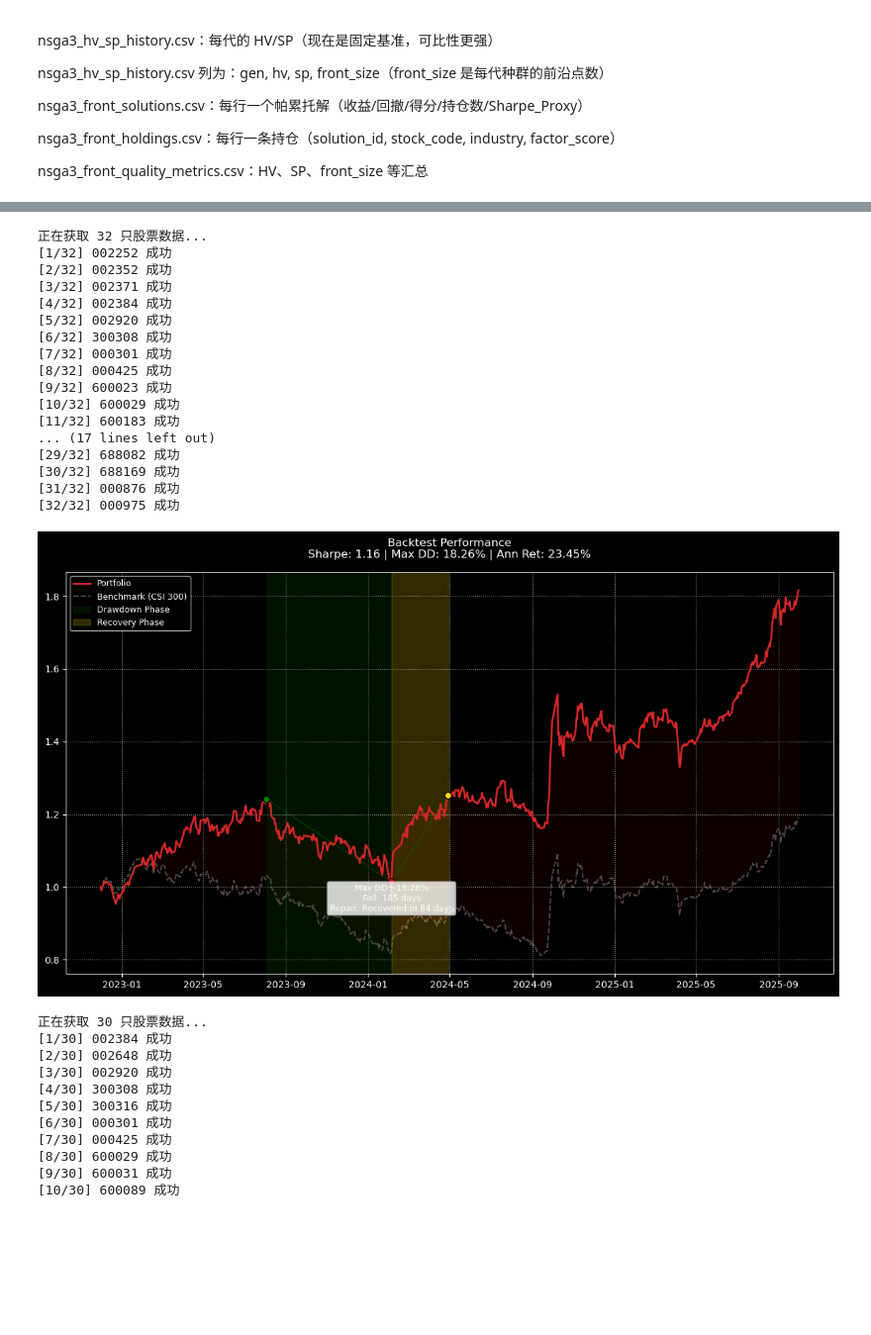
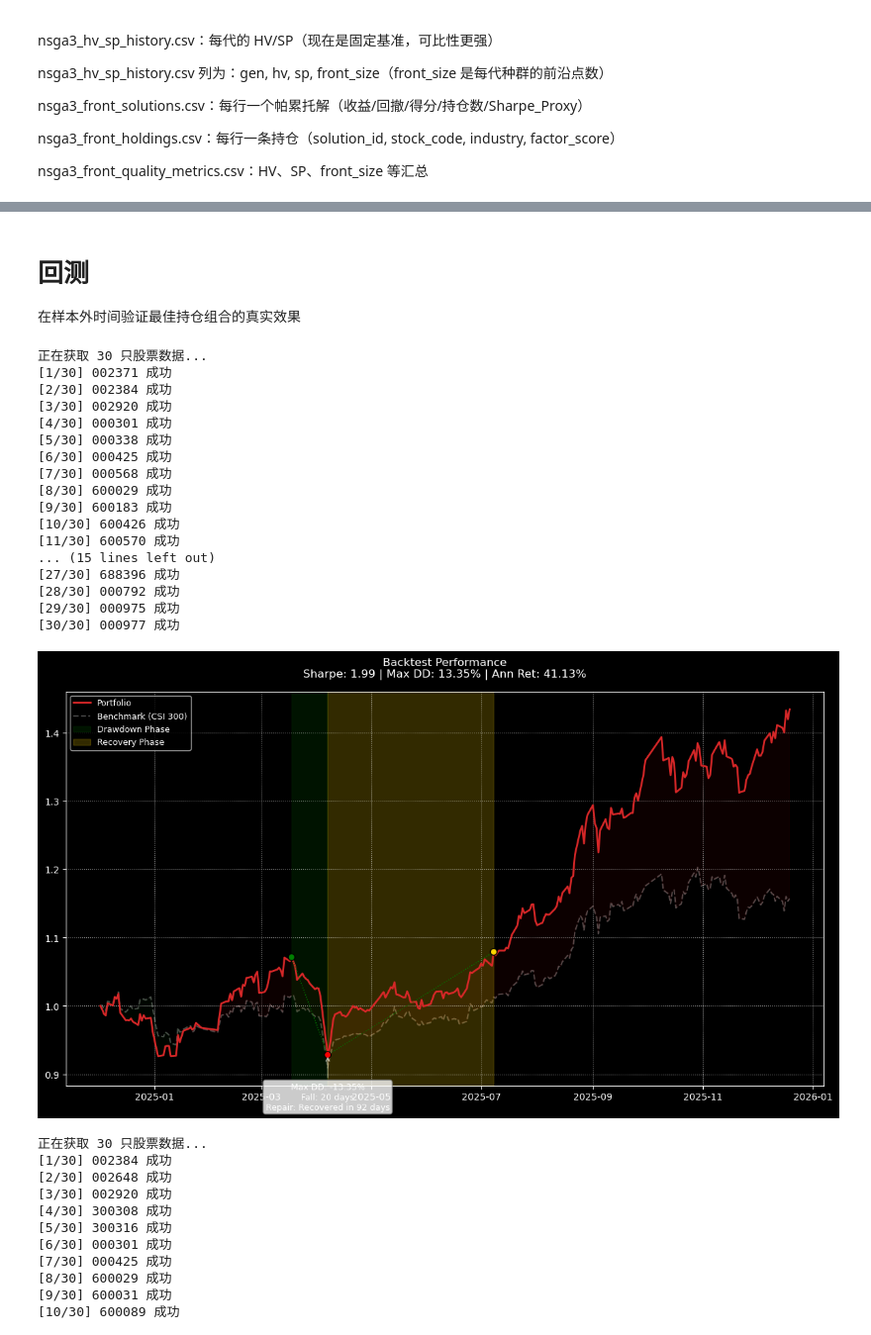
Before and after one commit to supreme-art/Multi-Objetc-Optimize, a Jupyter notebook: MO-NSGA-1.ipynb, the cells around one changed output, grey strips where cells are left out. Shown at 99% size. Drawn from its saved outputs; the diff is of its cells as text; code cells hidden in the pictures; blank space fills up the shorter version.

```diff
--- a/MO-NSGA-1.ipynb
+++ b/MO-NSGA-1.ipynb
@@ -756,6 +668,22 @@ if __name__ == "__main__":
         optimizer = NSGA3_Optimizer(ret_mat, score_ser, sec_ser)
         final_pop, final_objs ,df_hv_sp= optimizer.run()
 
+        # --- 【优化代码开始】生成质量指标汇总 CSV ---
+        # 直接提取最后一代的指标，避免重复计算和随机误差
+        final_metrics = df_hv_sp.iloc[-1]
+
+        # 构建符合您格式要求的 DataFrame
+        df_quality = pd.DataFrame([{
+            "HV": final_metrics["hv"],
+            "SP": final_metrics["sp"],
+            "front_size": int(final_metrics["front_size"]),
+            "ref_point": "1.100,1.100,1.100",  # 对应代码中固定的参考点
+            "hv_samples": 2000                 # 对应代码中固定的采样数
+        }])
+
+        # 导出文件
+        df_quality.to_csv("nsga3_front_quality_metrics.csv", index=False, encoding="utf-8-sig")
+        print("已导出：nsga3_front_quality_metrics.csv (基于最终代结果)")
 
         # 【新增】导出每代 HV/SP
         df_hv_sp.to_csv("nsga3_hv_sp_history.csv", index=False, encoding="utf-8-sig")
@@ -790,15 +718,16 @@ if __name__ == "__main__":
         df_result['Sharpe_Proxy'] = df_result['Ann_Return'] / (df_result['Max_Drawdown'] + 1e-6)
         df_result = df_result.sort_values('Sharpe_Proxy', ascending=False).reset_index(drop=True)
 
-        front_idx, df_front, df_front_holdings, hv, sp = export_pareto_to_csv(
-        final_pop=final_pop,
-        final_objs=final_objs,
-        valid_codes=valid_codes,
-        sec_ser=sec_ser,
-        sec_names=sec_names,
-        score_ser=score_ser,
-        out_prefix="nsga3"   # 输出文件名前缀，可随意改
-)
+
+
+        final_metrics = df_hv_sp.iloc[-1]
+
+        print("\n" + "="*40)
+        print("【算法性能指标】(基于固定基准的最终代结果)")
+        print(f"Hypervolume (HV): {final_metrics['hv']:.4f}")
+        print(f"Spacing (SP):     {final_metrics['sp']:.4f}")
+        print("="*40)
+
 
         # 4. 打印优选结果
         print("\n" + "=" * 50)
@@ -944,38 +874,42 @@ Spacing (SP):     0.160489  (越小越好)
+# %% [markdown]
+回测
+======
+在样本外时间验证最佳持仓组合的真实效果
 # %%
 from backtest import AkShareBacktestEngine
 
 stocks = (
     df_holdings["Stock_Code"]
     .astype(str).str.strip()
     .str.replace(r"\.SZ$|\.SH$", "", regex=True)
     .str.zfill(6)
 )
 
 engine = AkShareBacktestEngine(risk_free_rate=0.02)  # create an instance
 metrics = engine.run(
     stock_codes=stocks.tolist(),  # optional: pass a plain list instead of a Series
-    start_date="2022-12-01",
-    end_date="2025-10-01",
+    start_date="2024-12-01",
+    end_date="2025-12-20",
 )
 # %% [output]
-正在获取 32 只股票数据...
-[1/32] 002252 成功
-[2/32] 002352 成功
-[3/32] 002371 成功
-[4/32] 002384 成功
-[5/32] 002920 成功
-[6/32] 300308 成功
-[7/32] 000301 成功
-[8/32] 000425 成功
-[9/32] 600023 成功
-[10/32] 600029 成功
-[11/32] 600183 成功
-... (17 lines left out)
-[29/32] 688082 成功
-[30/32] 688169 成功
-[31/32] 000876 成功
-[32/32] 000975 成功
+正在获取 30 只股票数据...
+[1/30] 002371 成功
+[2/30] 002384 成功
+[3/30] 002920 成功
+[4/30] 000301 成功
+[5/30] 000338 成功
+[6/30] 000425 成功
+[7/30] 000568 成功
+[8/30] 600029 成功
+[9/30] 600183 成功
+[10/30] 600426 成功
+[11/30] 600570 成功
+... (15 lines left out)
+[27/30] 688396 成功
+[28/30] 000792 成功
+[29/30] 000975 成功
+[30/30] 000977 成功
-[figure, old version]
+[figure, new version]
 # %%
 stocks = (
     pd.Series(best_profile_stocks[:30])
```
Also changed, not shown: parts of 4 cells of this notebook, 4 other files.
